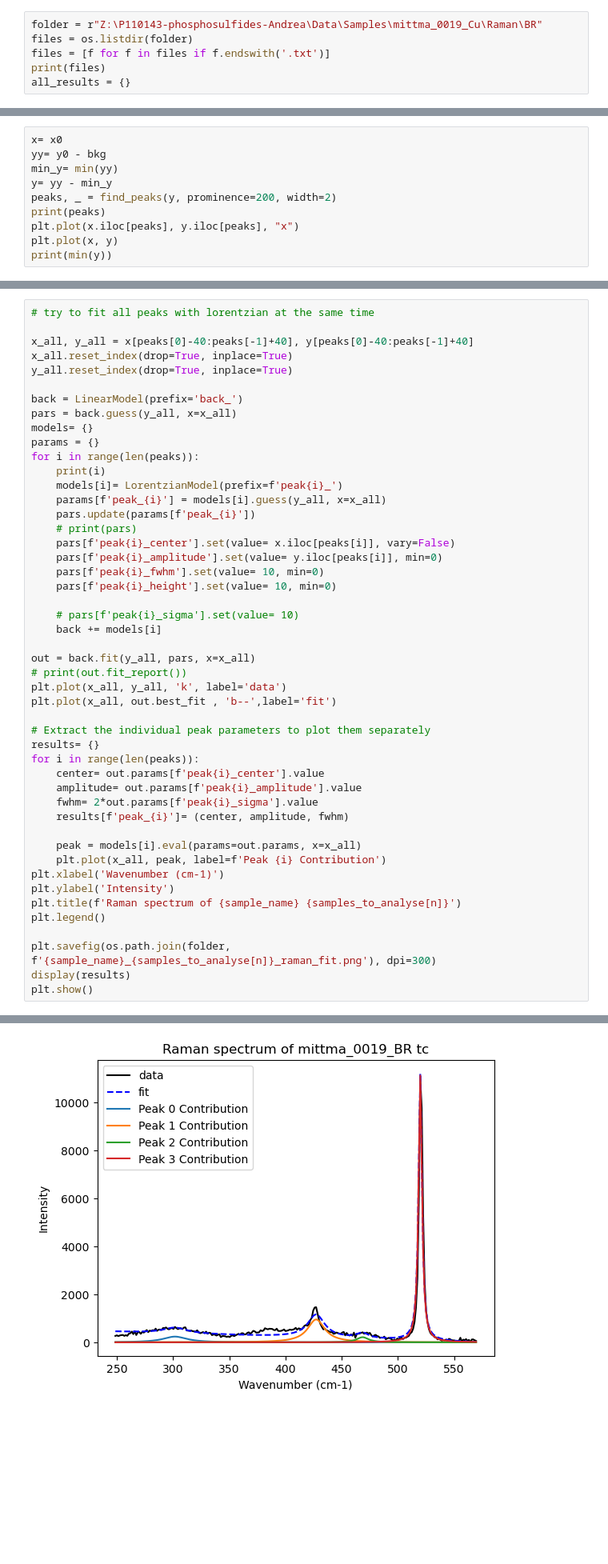
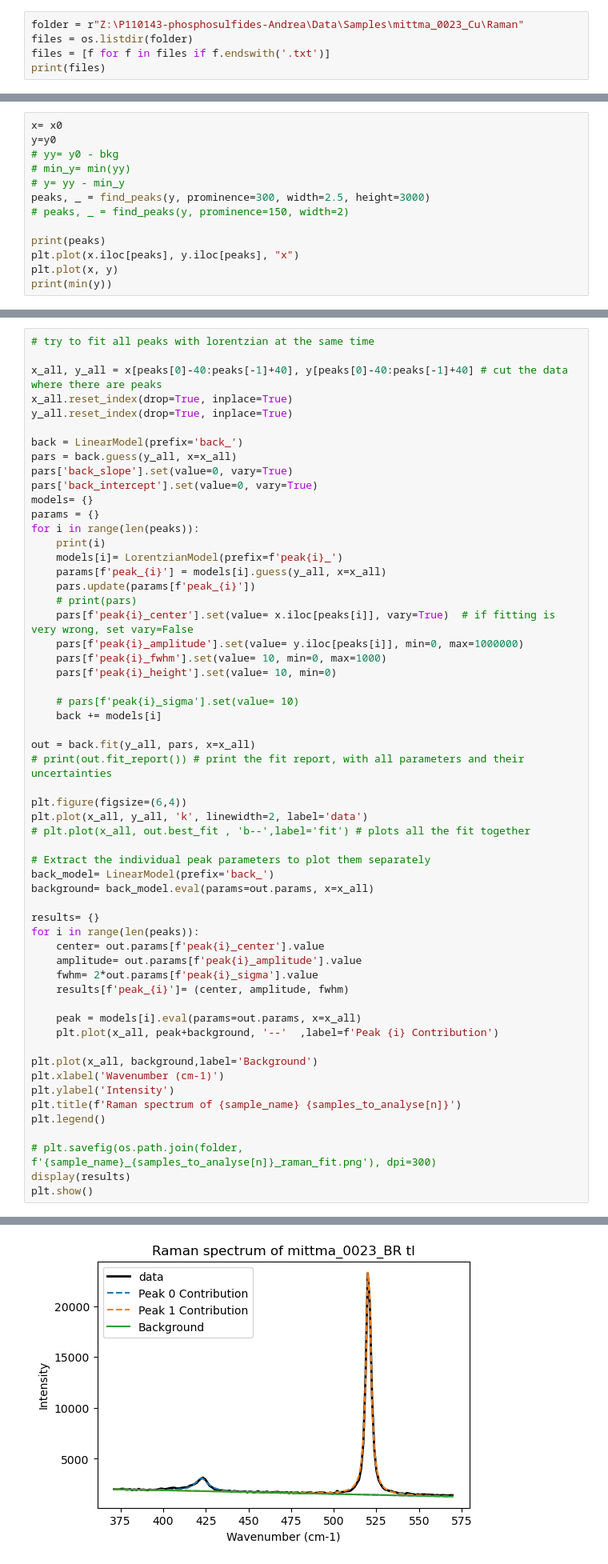
Before and after one commit to DTU-Nanolab-materials-discovery/intern-data-handling-and-fitting, a Jupyter notebook: raman.ipynb, the cells around one changed output, grey strips where cells are left out. Shown at 80% size. Saved outputs shown, nothing was run; the diff lists cells and outputs as text; blank space fills up the shorter version.

Commit message:
added ratios to EDX, correct raman fitting

```diff
--- a/raman.ipynb
+++ b/raman.ipynb
@@ -9,7 +10,6 @@ from lmfit.models import LinearModel, LorentzianModel
 # %%
-folder = r"Z:\P110143-phosphosulfides-Andrea\Data\Samples\mittma_0019_Cu\Raman\BR"
+folder = r"Z:\P110143-phosphosulfides-Andrea\Data\Samples\mittma_0023_Cu\Raman"
 files = os.listdir(folder)
 files = [f for f in files if f.endswith('.txt')]
 print(files)
-all_results = {}
 # %% [output]
@@ -80,9 +86,12 @@ plt.legend()
 # %%
 x= x0
-yy= y0 - bkg
-min_y= min(yy)
-y= yy - min_y
-peaks, _ = find_peaks(y, prominence=200, width=2)
+y=y0
+# yy= y0 - bkg
+# min_y= min(yy)
+# y= yy - min_y
+peaks, _ = find_peaks(y, prominence=300, width=2.5, height=3000)
+# peaks, _ = find_peaks(y, prominence=150, width=2)
+
 print(peaks)
 plt.plot(x.iloc[peaks], y.iloc[peaks], "x")
 plt.plot(x, y)
@@ -144,12 +154,14 @@ plt.plot(x_1, out.best_fit)
 # %%
 # try to fit all peaks with lorentzian at the same time
 
-x_all, y_all = x[peaks[0]-40:peaks[-1]+40], y[peaks[0]-40:peaks[-1]+40]
+x_all, y_all = x[peaks[0]-40:peaks[-1]+40], y[peaks[0]-40:peaks[-1]+40] # cut the data where there are peaks
 x_all.reset_index(drop=True, inplace=True)
 y_all.reset_index(drop=True, inplace=True)
 
 back = LinearModel(prefix='back_')
 pars = back.guess(y_all, x=x_all)
+pars['back_slope'].set(value=0, vary=True)
+pars['back_intercept'].set(value=0, vary=True)
 models= {}
 params = {}
 for i in range(len(peaks)):
@@ -158,20 +170,25 @@ for i in range(len(peaks)):
     params[f'peak_{i}'] = models[i].guess(y_all, x=x_all)
     pars.update(params[f'peak_{i}'])
     # print(pars)
-    pars[f'peak{i}_center'].set(value= x.iloc[peaks[i]], vary=False)
-    pars[f'peak{i}_amplitude'].set(value= y.iloc[peaks[i]], min=0)
-    pars[f'peak{i}_fwhm'].set(value= 10, min=0)
+    pars[f'peak{i}_center'].set(value= x.iloc[peaks[i]], vary=True)  # if fitting is very wrong, set vary=False
+    pars[f'peak{i}_amplitude'].set(value= y.iloc[peaks[i]], min=0, max=1000000)
+    pars[f'peak{i}_fwhm'].set(value= 10, min=0, max=1000)
     pars[f'peak{i}_height'].set(value= 10, min=0)
 
     # pars[f'peak{i}_sigma'].set(value= 10)
     back += models[i]
 
 out = back.fit(y_all, pars, x=x_all)
-# print(out.fit_report())
-plt.plot(x_all, y_all, 'k', label='data')
-plt.plot(x_all, out.best_fit , 'b--',label='fit')
+# print(out.fit_report()) # print the fit report, with all parameters and their uncertainties
+
+plt.figure(figsize=(6,4))
+plt.plot(x_all, y_all, 'k', linewidth=2, label='data')
+# plt.plot(x_all, out.best_fit , 'b--',label='fit') # plots all the fit together
 
 # Extract the individual peak parameters to plot them separately
+back_model= LinearModel(prefix='back_')
+background= back_model.eval(params=out.params, x=x_all)
+
 results= {}
 for i in range(len(peaks)):
     center= out.params[f'peak{i}_center'].value
@@ -180,13 +197,15 @@ for i in range(len(peaks)):
     results[f'peak_{i}']= (center, amplitude, fwhm)
 
     peak = models[i].eval(params=out.params, x=x_all)
-    plt.plot(x_all, peak, label=f'Peak {i} Contribution')
+    plt.plot(x_all, peak+background, '--'  ,label=f'Peak {i} Contribution')
+
+plt.plot(x_all, background,label='Background')
 plt.xlabel('Wavenumber (cm-1)')
 plt.ylabel('Intensity')
 plt.title(f'Raman spectrum of {sample_name} {samples_to_analyse[n]}')
 plt.legend()
 
-plt.savefig(os.path.join(folder, f'{sample_name}_{samples_to_analyse[n]}_raman_fit.png'), dpi=300)
+# plt.savefig(os.path.join(folder, f'{sample_name}_{samples_to_analyse[n]}_raman_fit.png'), dpi=300)
 display(results)
 plt.show()
 # %% [output]
@@ -201 +216 @@ plt.show()
-[figure, old version]
+[figure, new version]
```
Also changed, not shown: parts of 24 cells of this notebook, 1 other file.
